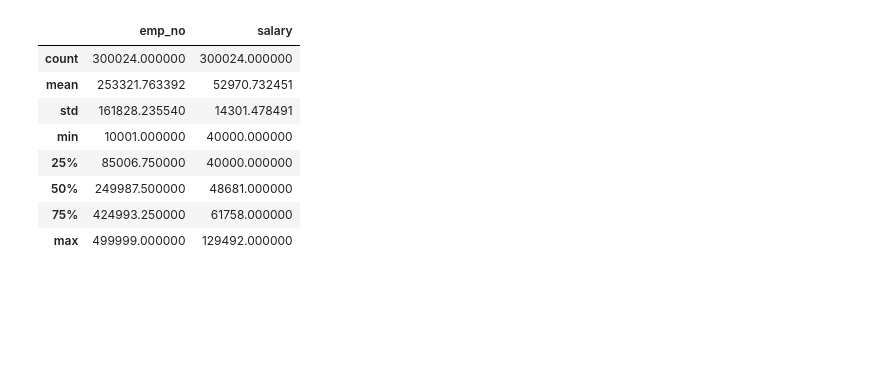
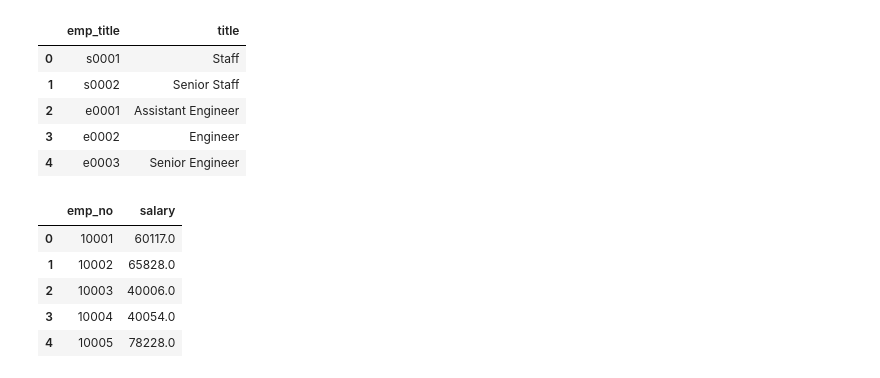
Before and after one commit to kmspitzer/Employee-SQL-DB, a Jupyter notebook: EmployeeSQL/EmployeeSQLtoPandas.ipynb, the cells around one changed output. Cells and saved outputs as stored; diff of their text form; code cells hidden in the pictures; blank space fills up the shorter version.

```diff
--- a/EmployeeSQL/EmployeeSQLtoPandas.ipynb
+++ b/EmployeeSQL/EmployeeSQLtoPandas.ipynb
@@ -15,12 +26,19 @@ salary_df = pd.read_sql_table("salaries", conn)
+# %%
+title_df.rename(columns={"title_id":"emp_title"}, inplace=True)
+title_df.head()
+# %% [output]
+|  | emp_title | title |
+| 0 | s0001 | Staff |
+| 1 | s0002 | Senior Staff |
+| 2 | e0001 | Assistant Engineer |
+| 3 | e0002 | Engineer |
+| 4 | e0003 | Senior Engineer |
 # %%
-salary_df.describe()
+salary_df.head()
 # %% [output]
 |  | emp_no | salary |
-| count | 300024.000000 | 300024.000000 |
-| mean | 253321.763392 | 52970.732451 |
-| std | 161828.235540 | 14301.478491 |
-| min | 10001.000000 | 40000.000000 |
-| 25% | 85006.750000 | 40000.000000 |
-| 50% | 249987.500000 | 48681.000000 |
-| 75% | 424993.250000 | 61758.000000 |
-| max | 499999.000000 | 129492.000000 |
+| 0 | 10001 | 60117.0 |
+| 1 | 10002 | 65828.0 |
+| 2 | 10003 | 40006.0 |
+| 3 | 10004 | 40054.0 |
+| 4 | 10005 | 78228.0 |
```
Also changed, not shown: parts of 11 cells of this notebook.
